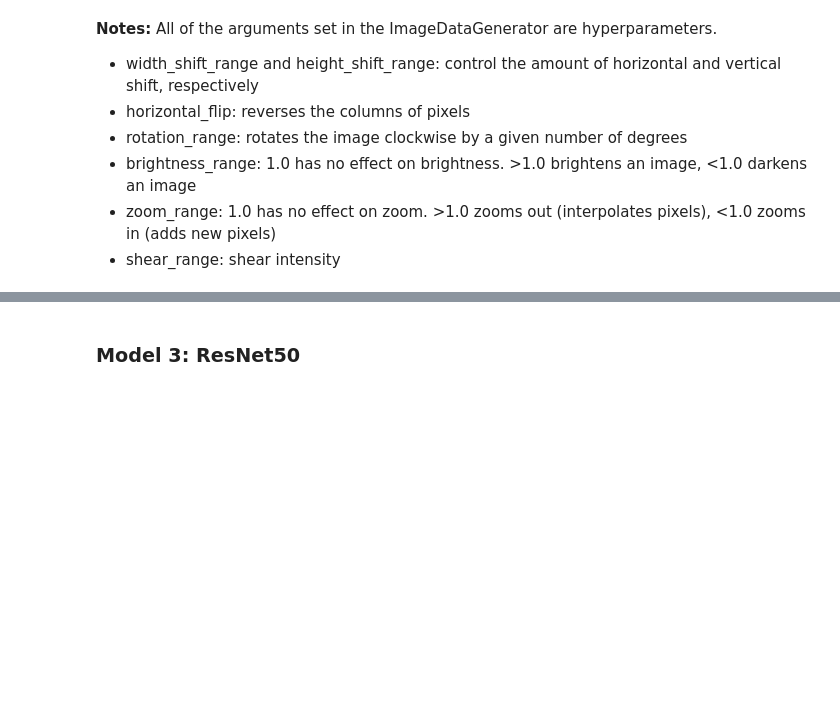
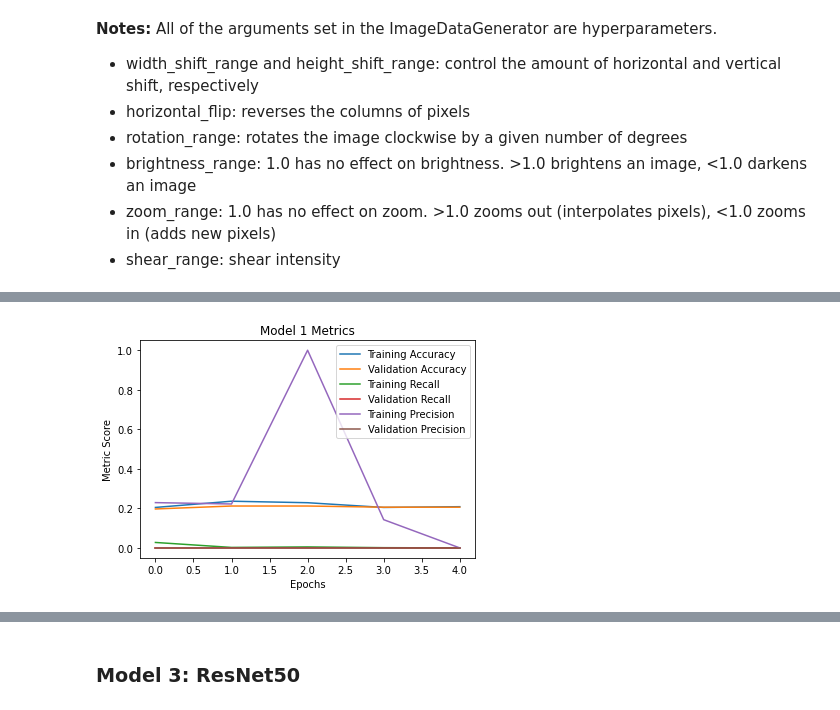
Before and after one commit to choiseun/food-image-classification-via-CNNs, a Jupyter notebook: code/03-preprocessing-modeling.ipynb, the cells around one changed output, grey strips where cells are left out. Cells and saved outputs as stored; diff of their text form; code cells hidden in the pictures; blank space fills up the shorter version.

```diff
--- a/code/03-preprocessing-modeling.ipynb
+++ b/code/03-preprocessing-modeling.ipynb
@@ -235,2 +154,19 @@ Trainable params: 12,011,717
 Non-trainable params: 0
 _________________________________________________________________
+# %%
+# Plot accuracy, recall, and precision
+plt.plot(results.history['acc'], label='Training Accuracy')
+plt.plot(results.history['val_acc'], label='Validation Accuracy')
+
+plt.plot(results.history['recall'], label='Training Recall')
+plt.plot(results.history['val_recall'], label='Validation Recall')
+
+plt.plot(results.history['precision'], label='Training Precision')
+plt.plot(results.history['val_precision'], label='Validation Precision')
+
+plt.title('Model 1 Metrics')
+plt.xlabel('Epochs')
+plt.ylabel('Metric Score')
+plt.legend();
+# %% [output]
+[figure, added]
```
Also changed, not shown: parts of 22 cells of this notebook, 1 other file.
